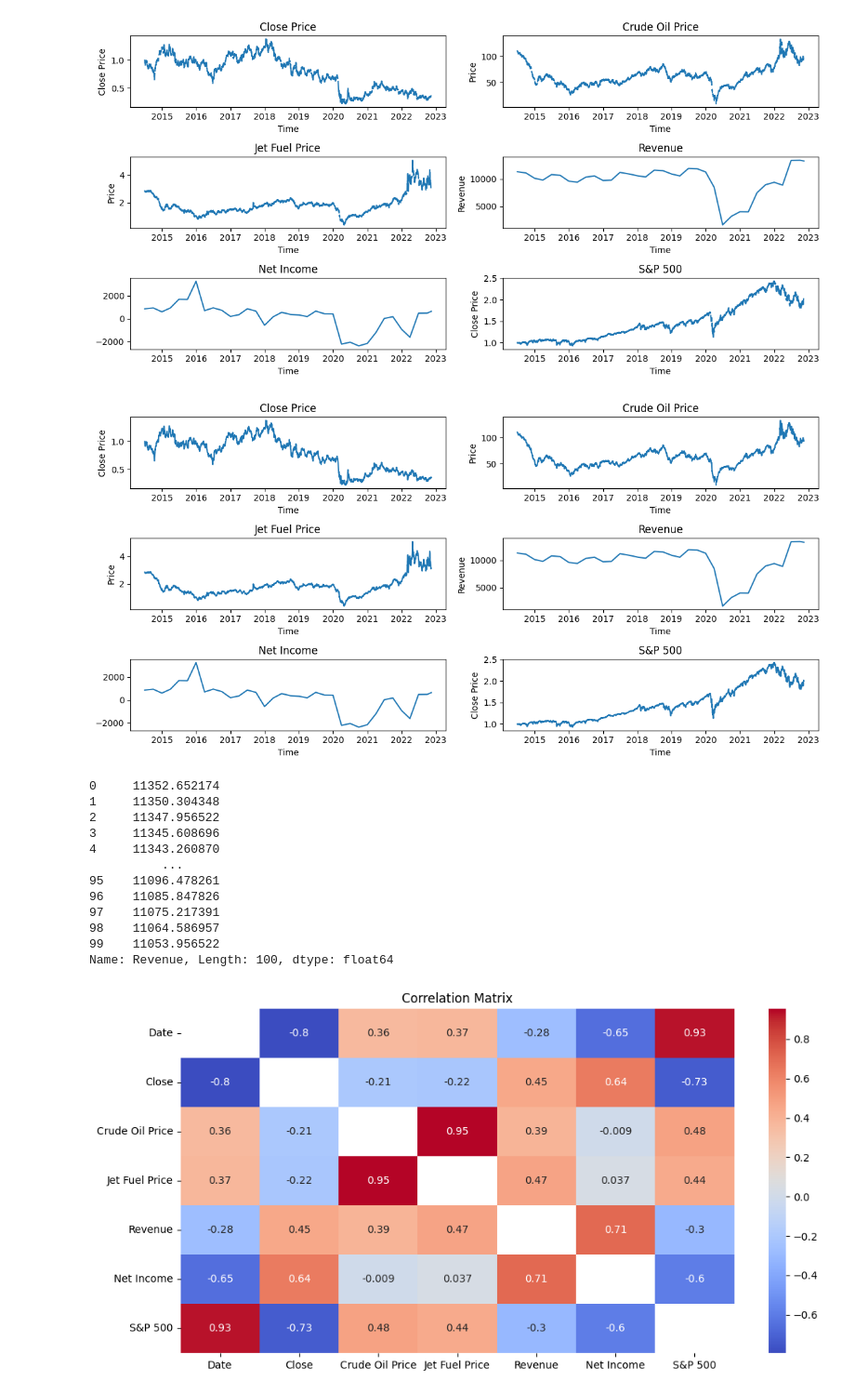
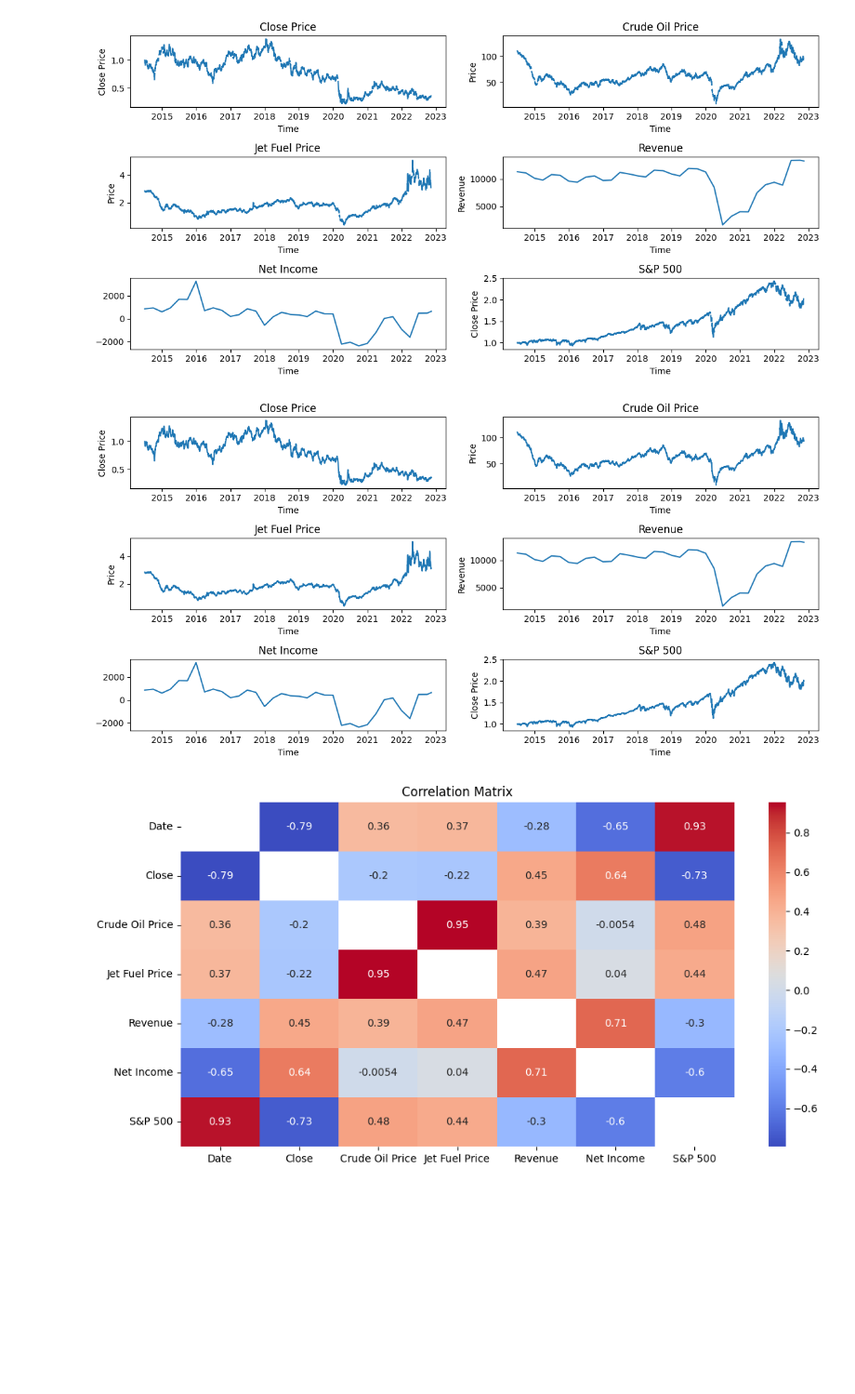
Before and after one commit to wr0om/FintechProject, a Jupyter notebook: EDA_final.ipynb, the cells around one changed output. Shown at 93% size. Saved outputs shown, nothing was run; the diff lists cells and outputs as text; code cells hidden in the pictures; blank space fills up the shorter version.

```diff
--- a/EDA_final.ipynb
+++ b/EDA_final.ipynb
@@ -372,27 +372,14 @@ def plot_combined(combined_df):
 plot_combined(combined_df)
 # %% [output]
 [figure]
-# %%
-# interpolate missing values (missing every week)
-combined_df = combined_df.interpolate()
-plot_combined(combined_df)
-# %% [output]
-[figure, removed]
-# %%
-combined_df['Revenue'].head(100)
-# %% [output]
-0     11352.652174
-1     11350.304348
-2     11347.956522
-3     11345.608696
-4     11343.260870
-          ...
-95    11096.478261
-96    11085.847826
-97    11075.217391
-98    11064.586957
-99    11053.956522
-Name: Revenue, Length: 100, dtype: float64
+# %%
+# drop rows with NaN in the column 'Close'
+combined_df = combined_df.dropna(subset=['Close'])
+# interpolate the remaining NaN values
+combined_df = combined_df.interpolate()
+plot_combined(combined_df)
+# %% [output]
+[figure, added]
 # %%
 # calculate correlation matrix between all features
 corr = combined_df.corr()
```
Also changed, not shown: parts of 9 cells of this notebook, 1 other file.
